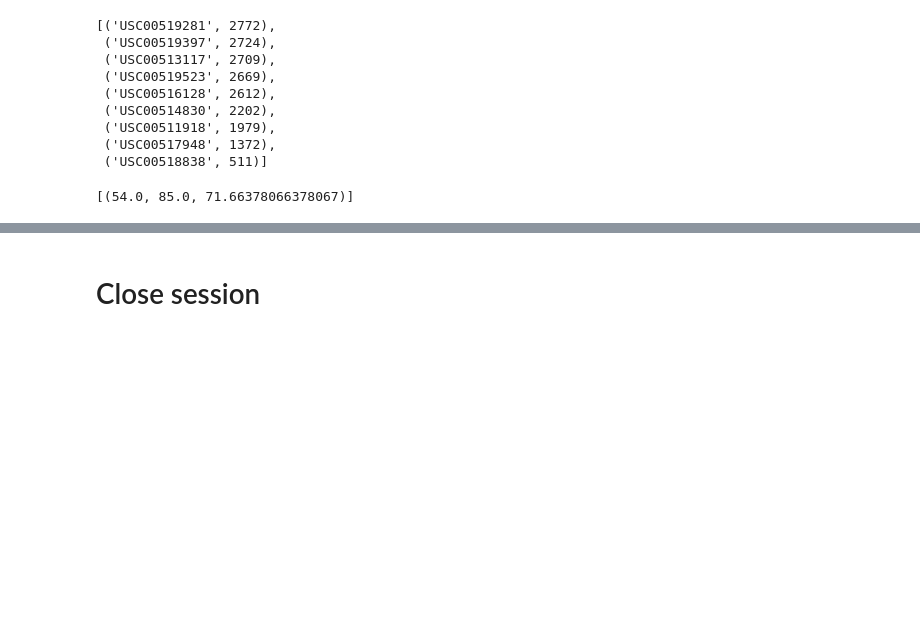
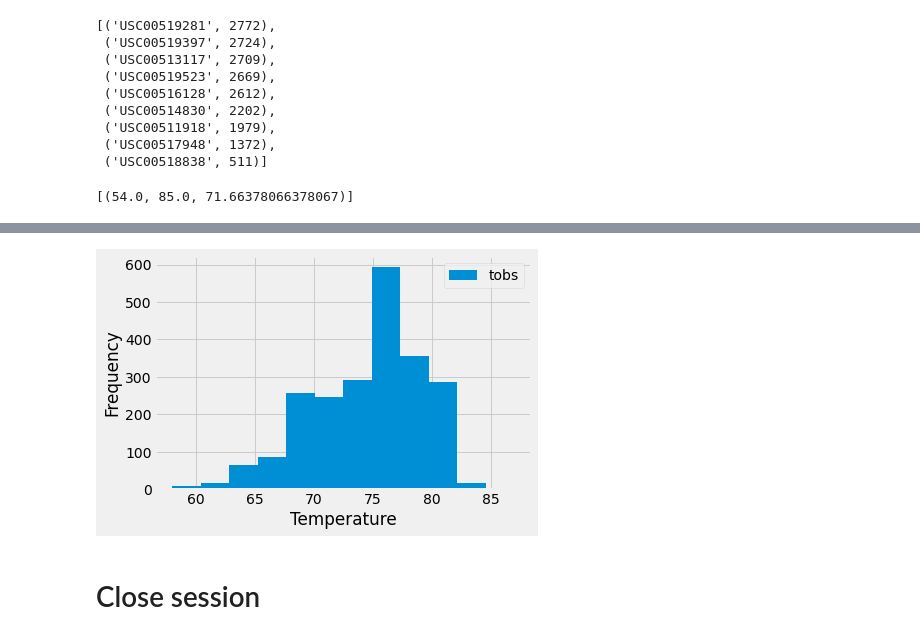
Before and after one commit to AdrianJason/sqlalchemy-challenge, a Jupyter notebook: SurfsUp/climate_starter.ipynb, the cells around one changed output, grey strips where cells are left out. Saved outputs shown, nothing was run; the diff lists cells and outputs as text; code cells hidden in the pictures; blank space fills up the shorter version.

```diff
--- a/SurfsUp/Instructions/climate_starter.ipynb
+++ b/SurfsUp/climate_starter.ipynb
@@ -184,3 +200,12 @@ temp_obs = pd.DataFrame(max_station_id)
+# %%
+histo = plt.hist(temp_obs["tobs"], bins = 12)
+legend = ['tobs']
+plt.xlabel('Temperature')
+plt.ylabel('Frequency')
+plt.legend(legend)
+plt.show()
+# %% [output]
+[figure, added]
 # %% [markdown]
 # Close session
 # %%
```
Also changed, not shown: parts of 1 cell of this notebook, 6 other files.
